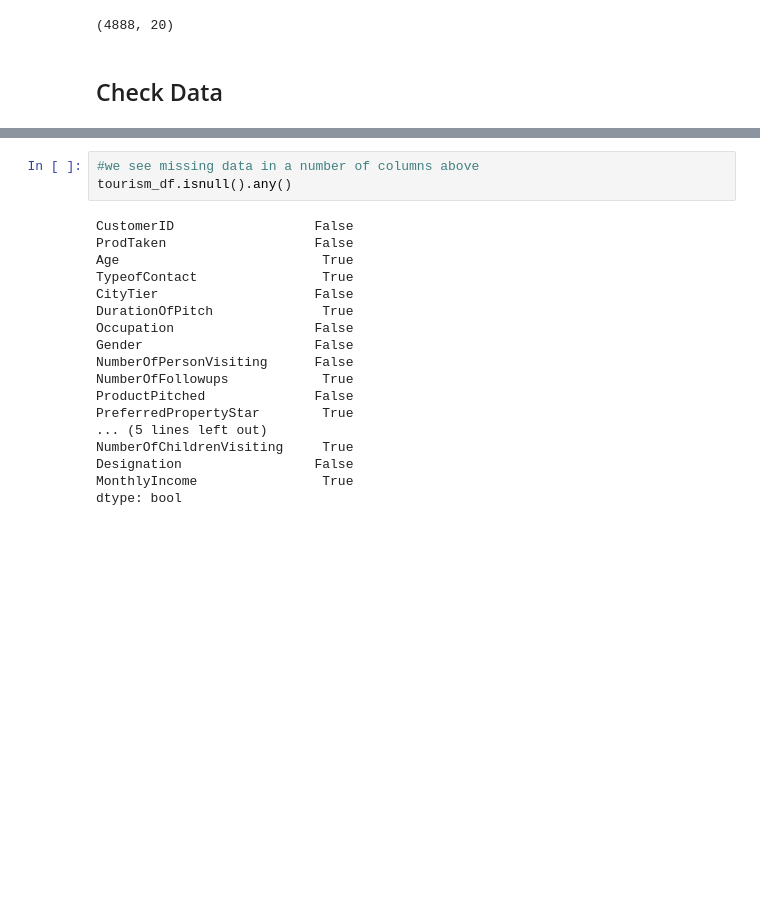
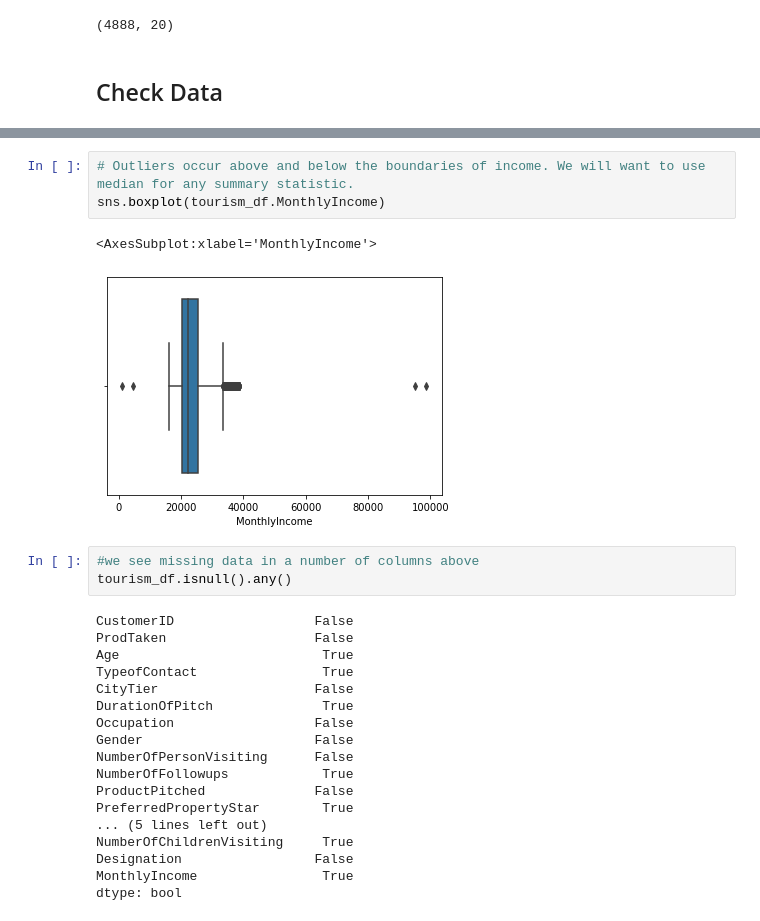
Before and after one commit to chabazite/Tourism_recommendations, a Jupyter notebook: notebooks/1.0_ASI_Data_Cleaning.ipynb, the cells around one changed output, grey strips where cells are left out. Saved outputs shown, nothing was run; the diff lists cells and outputs as text; blank space fills up the shorter version.

```diff
--- a/notebooks/1.0_ASI_Data_Cleaning.ipynb
+++ b/notebooks/1.0_ASI_Data_Cleaning.ipynb
@@ -41,3 +74,9 @@ tourism_df.describe()
+# %%
+# Outliers occur above and below the boundaries of income. We will want to use median for any summary statistic.
+sns.boxplot(tourism_df.MonthlyIncome)
+# %% [output]
+<AxesSubplot:xlabel='MonthlyIncome'>
+[figure, added]
 # %%
 #we see missing data in a number of columns above
 tourism_df.isnull().any()
```
Also changed, not shown: parts of 87 cells of this notebook, 2 other files.
